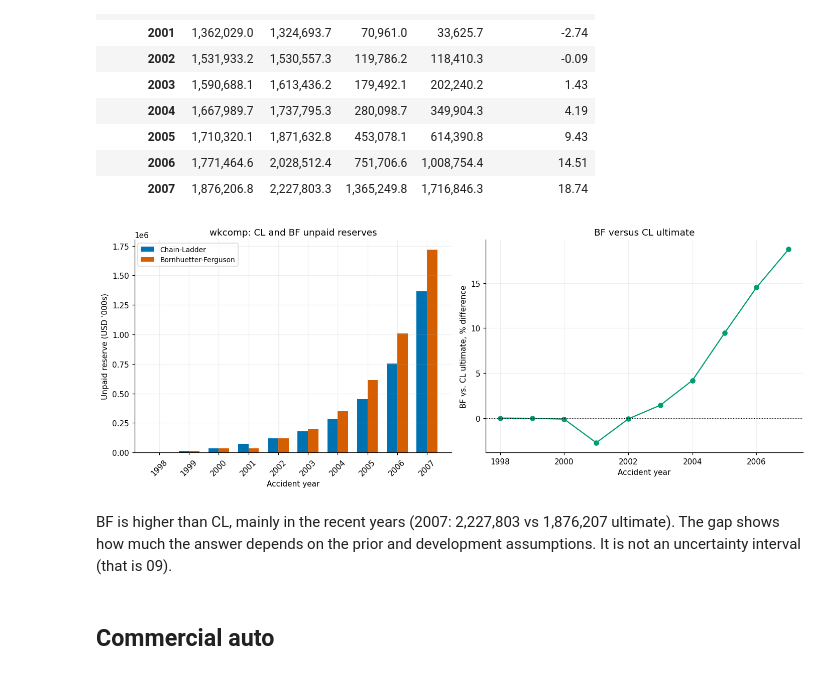
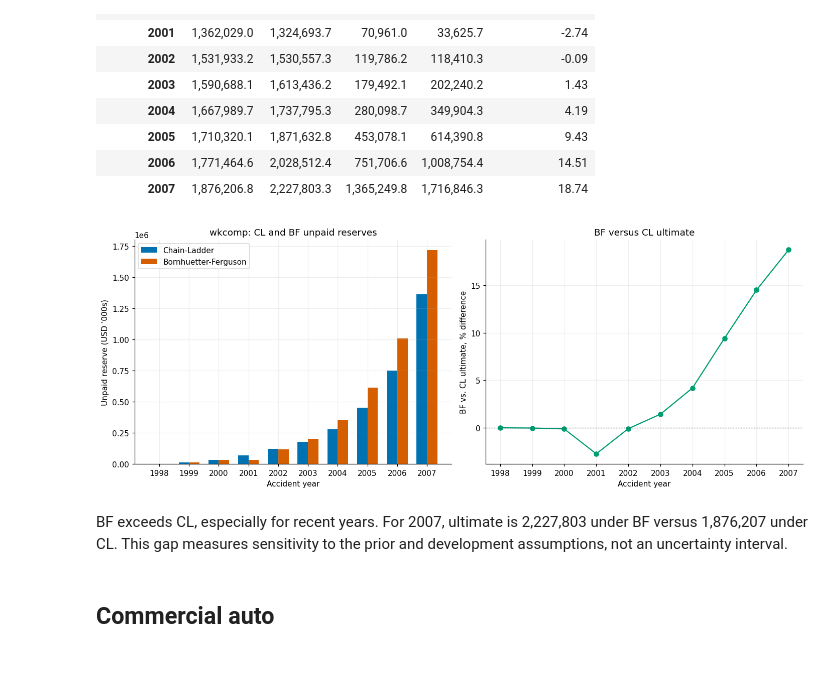
Before and after one commit to jskim-quant/risk-portfolio, a Jupyter notebook: 01_insurance_risk/notebooks/08_reserving.ipynb, the cells around one changed output. Drawn from its saved outputs; the diff is of its cells as text; code cells hidden in the pictures.

```diff
--- a/01_insurance_risk/notebooks/08_reserving.ipynb
+++ b/01_insurance_risk/notebooks/08_reserving.ipynb
@@ -249,25 +249,26 @@ compare_display
 # %%
 fig, axes = plt.subplots(1, 2, figsize=(13, 5))
 
 x = np.arange(len(compare))
 width = 0.35
 axes[0].bar(x - width/2, compare['CL_unpaid'], width, label='Chain-Ladder', color='C0')
 axes[0].bar(x + width/2, compare['BF_unpaid'], width, label='Bornhuetter-Ferguson', color='C3')
-axes[0].set_xticks(x); axes[0].set_xticklabels(compare.index, rotation=45)
+axes[0].set_xticks(x); axes[0].set_xticklabels(compare.index, rotation=0)
 axes[0].set_ylabel("Unpaid reserve (USD '000s)"); axes[0].set_xlabel('Accident year')
 axes[0].set_title(f'{PRIMARY_LINE}: CL and BF unpaid reserves')
 axes[0].legend()
 
 axes[1].plot(compare.index, compare['pct_diff_ultimate'], 'o-', color='C2')
 axes[1].axhline(0, color='k', linewidth=0.8, linestyle=':')
 axes[1].set_xlabel('Accident year'); axes[1].set_ylabel('BF vs. CL ultimate, % difference')
 axes[1].set_title('BF versus CL ultimate')
+axes[1].set_xticks(compare.index)
 
 plt.tight_layout(); plt.show()
 # %% [output]
-[figure, old version]
+[figure, new version]
 # %% [markdown]
-BF is higher than CL, mainly in the recent years (2007: 2,227,803 vs 1,876,207 ultimate). The gap shows how much the answer depends on the prior and development assumptions. It is not an uncertainty interval (that is 09).
+BF exceeds CL, especially for recent years. For 2007, ultimate is 2,227,803 under BF versus 1,876,207 under CL. This gap measures sensitivity to the prior and development assumptions, not an uncertainty interval.
 # %% [markdown]
 ## Commercial auto
 # %%
```
Also changed, not shown: parts of 5 cells of this notebook, 32 other files.
